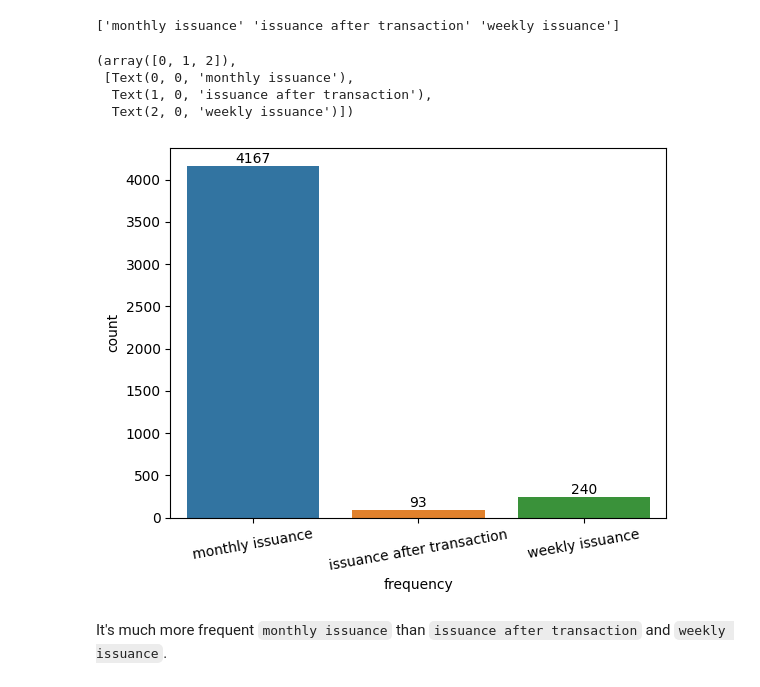
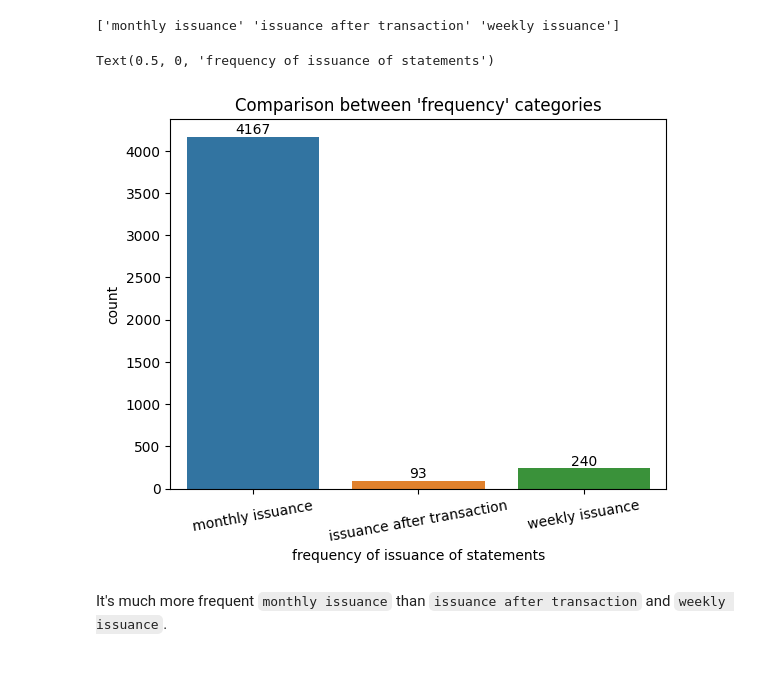
Before and after one commit to adr1an0s0ar3s/feup-ac-22-23, a Jupyter notebook: notebooks/account.ipynb, the cells around one changed output. Saved outputs shown, nothing was run; the diff lists cells and outputs as text; code cells hidden in the pictures.

```diff
--- a/notebooks/account.ipynb
+++ b/notebooks/account.ipynb
@@ -39,13 +27,12 @@ print(df['frequency'].unique())
 # %%
 ax = sns.countplot(df, x='frequency')
 ax.bar_label(ax.containers[0])
 plt.xticks(rotation=10)
+plt.title("Comparison between 'frequency' categories")
+plt.xlabel('frequency of issuance of statements')
 # %% [output]
-(array([0, 1, 2]),
- [Text(0, 0, 'monthly issuance'),
-  Text(1, 0, 'issuance after transaction'),
-  Text(2, 0, 'weekly issuance')])
+Text(0.5, 0, 'frequency of issuance of statements')
-[figure, old version]
+[figure, new version]
 # %% [markdown]
 It's much more frequent `monthly issuance` than `issuance after transaction` and `weekly issuance`.
 # %% [markdown]
```
Also changed, not shown: parts of 7 cells of this notebook, 1 other file.
